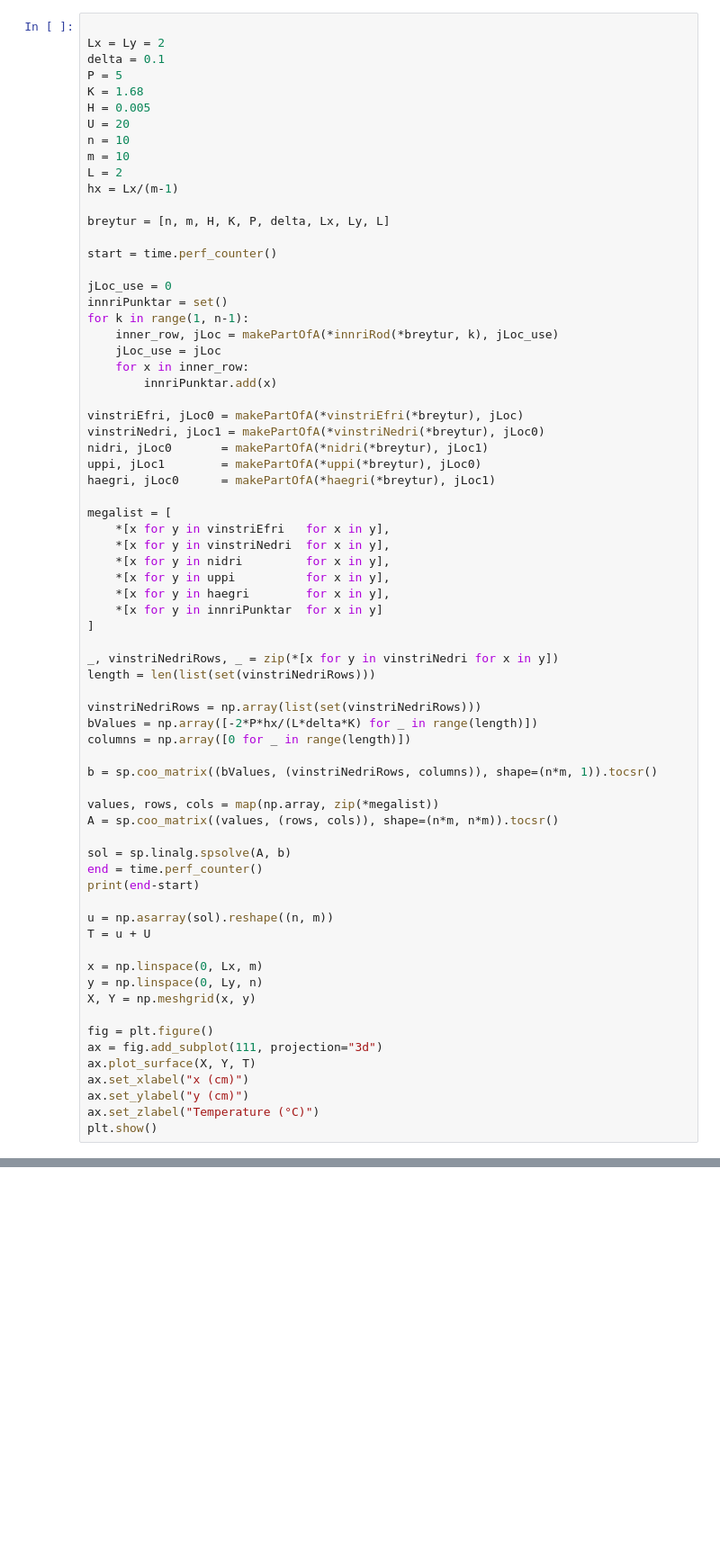
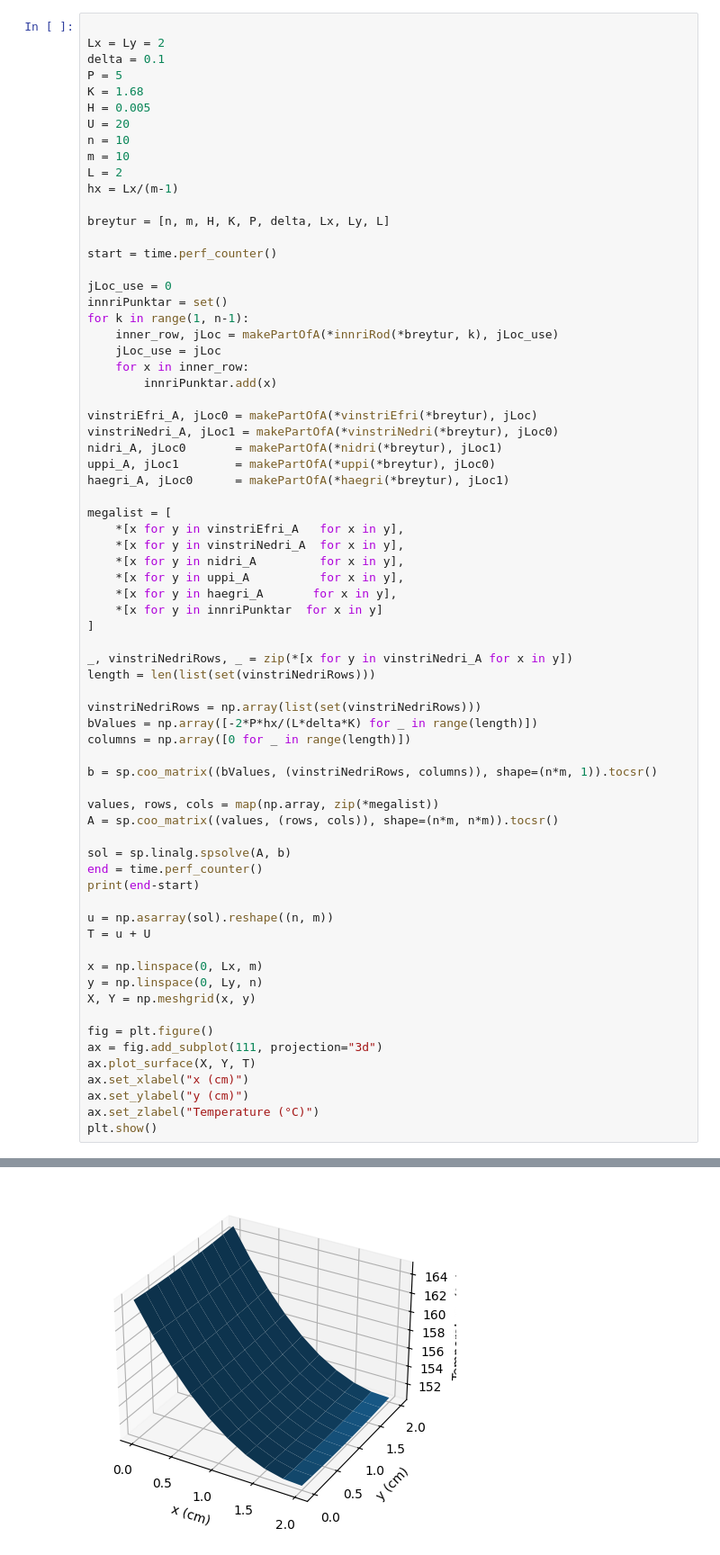
Before and after one commit to Binnik1409/Toluleg-Greining, a Jupyter notebook: Verkefni 4 Loka/V4.ipynb, the cells around one changed output, grey strips where cells are left out. Shown at 90% size. Cells and saved outputs as stored; diff of their text form; blank space fills up the shorter version.

```diff
--- a/Verkefni 4 Loka/V4.ipynb
+++ b/Verkefni 4 Loka/V4.ipynb
@@ -351,22 +404,22 @@ for k in range(1, n-1):
     for x in inner_row:
         innriPunktar.add(x)
 
-vinstriEfri, jLoc0 = makePartOfA(*vinstriEfri(*breytur), jLoc)
-vinstriNedri, jLoc1 = makePartOfA(*vinstriNedri(*breytur), jLoc0)
-nidri, jLoc0       = makePartOfA(*nidri(*breytur), jLoc1)
-uppi, jLoc1        = makePartOfA(*uppi(*breytur), jLoc0)
-haegri, jLoc0      = makePartOfA(*haegri(*breytur), jLoc1)
+vinstriEfri_A, jLoc0 = makePartOfA(*vinstriEfri(*breytur), jLoc)
+vinstriNedri_A, jLoc1 = makePartOfA(*vinstriNedri(*breytur), jLoc0)
+nidri_A, jLoc0       = makePartOfA(*nidri(*breytur), jLoc1)
+uppi_A, jLoc1        = makePartOfA(*uppi(*breytur), jLoc0)
+haegri_A, jLoc0      = makePartOfA(*haegri(*breytur), jLoc1)
 
 megalist = [
-    *[x for y in vinstriEfri   for x in y],
-    *[x for y in vinstriNedri  for x in y],
-    *[x for y in nidri         for x in y],
-    *[x for y in uppi          for x in y],
-    *[x for y in haegri        for x in y],
+    *[x for y in vinstriEfri_A   for x in y],
+    *[x for y in vinstriNedri_A  for x in y],
+    *[x for y in nidri_A         for x in y],
+    *[x for y in uppi_A          for x in y],
+    *[x for y in haegri_A       for x in y],
     *[x for y in innriPunktar  for x in y]
 ]
 
-_, vinstriNedriRows, _ = zip(*[x for y in vinstriNedri for x in y])
+_, vinstriNedriRows, _ = zip(*[x for y in vinstriNedri_A for x in y])
 length = len(list(set(vinstriNedriRows)))
 
 vinstriNedriRows = np.array(list(set(vinstriNedriRows)))
@@ -401 +454,2 @@ NameError: name 'f' is not defined
+[figure, added]
 # %%
```
Also changed, not shown: parts of 7 cells of this notebook.
